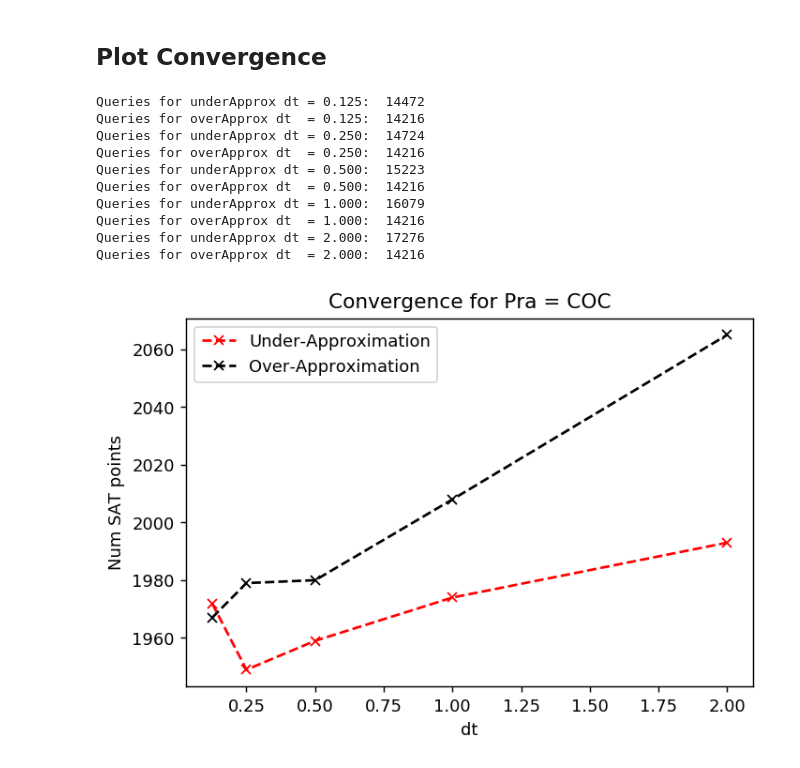
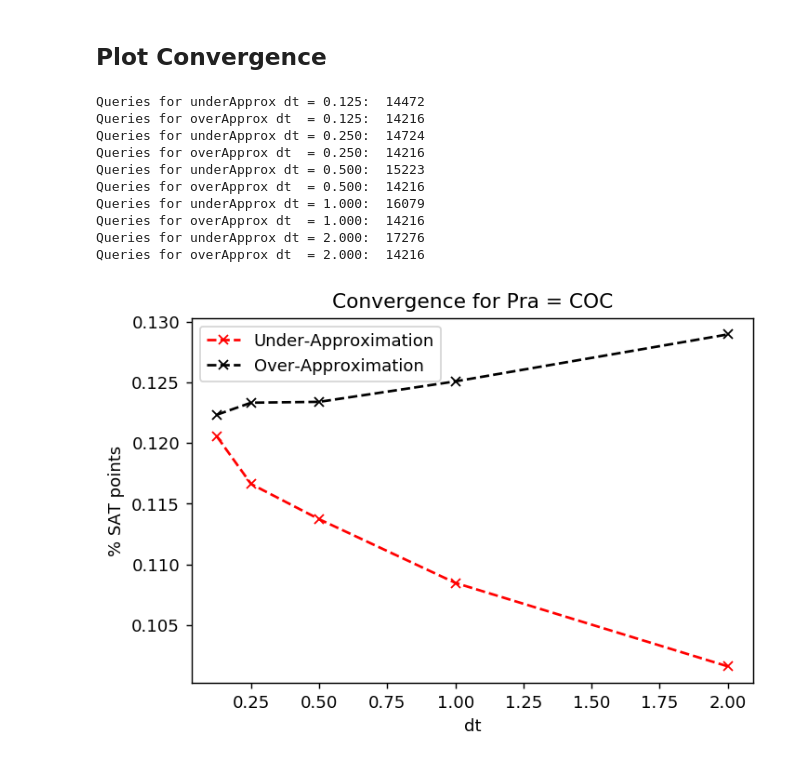
Before and after one commit to kjulian3/Safeable, a Jupyter notebook: PlotResults.ipynb, the cells around one changed output. Cells and saved outputs as stored; diff of their text form; code cells hidden in the pictures.

```diff
--- a/PlotResults.ipynb
+++ b/PlotResults.ipynb
@@ -49,34 +49,34 @@ dti    = 0.0625
 for dt in dts:
     f_over = "res_overApprox_dt%.3f_dti0.0625_v2"%dt    # UnderApproximation directory
     f_under= "res_underApprox_dt%.3f_dti0.0625_v2"%dt   # OverApproximation directory
-    under += [totalSat(f_under)]
-    over  += [totalSat(f_over)]
+    under += [totalSat(f_under)/totalNum(f_under)]
+    over  += [totalSat(f_over)/totalNum(f_over)]
     num   += [int(dt/dti)]
     print("Queries for underApprox dt = %.3f: "%dt, totalNum(f_under))
     print("Queries for overApprox dt  = %.3f: "%dt, totalNum(f_over))
 
 
 fig = plt.figure()
 ax = fig.add_subplot(1,1,1)
 ax.plot(dts, under, 'rx--', label="Under-Approximation")
 ax.plot(dts, over, 'kx--', label="Over-Approximation")
 plt.autoscale(enable=True, axis='both')
 
 plt.xlabel('dt')
-plt.ylabel('Num SAT points')
+plt.ylabel('% SAT points')
 plt.title('Convergence for Pra = COC')
 
 handles, labels = ax.get_legend_handles_labels()
 ax.legend(handles, labels);
 # %% [output]
 Queries for underApprox dt = 0.125:  14472
 Queries for overApprox dt  = 0.125:  14216
 Queries for underApprox dt = 0.250:  14724
 Queries for overApprox dt  = 0.250:  14216
 Queries for underApprox dt = 0.500:  15223
 Queries for overApprox dt  = 0.500:  14216
 Queries for underApprox dt = 1.000:  16079
 Queries for overApprox dt  = 1.000:  14216
 Queries for underApprox dt = 2.000:  17276
 Queries for overApprox dt  = 2.000:  14216
-[figure, old version]
+[figure, new version]
```
Also changed, not shown: parts of 1 cell of this notebook, 3 other files.
